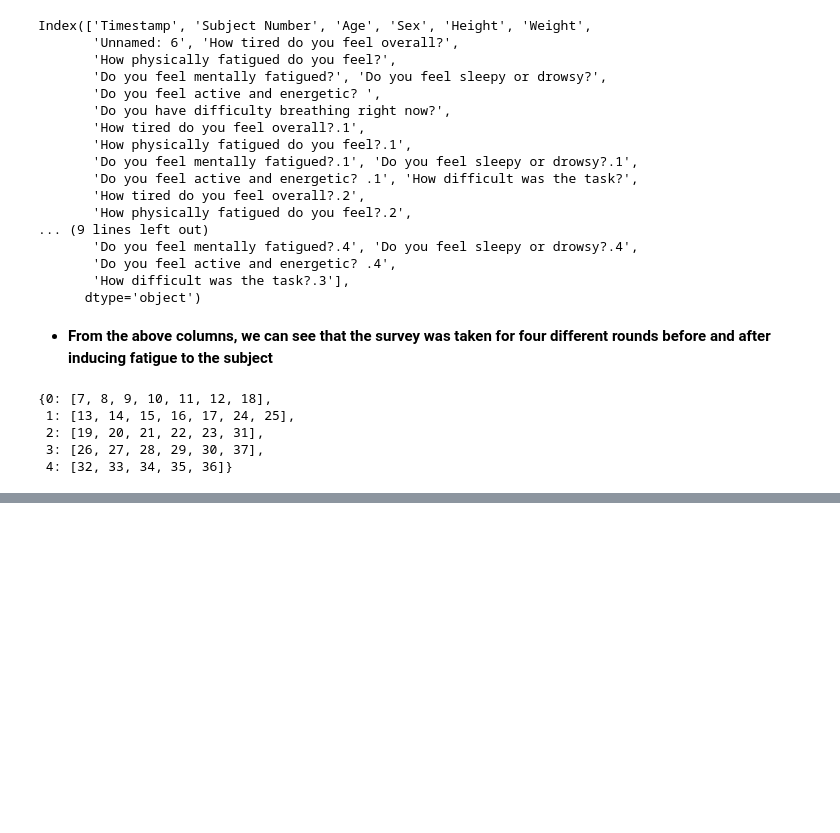
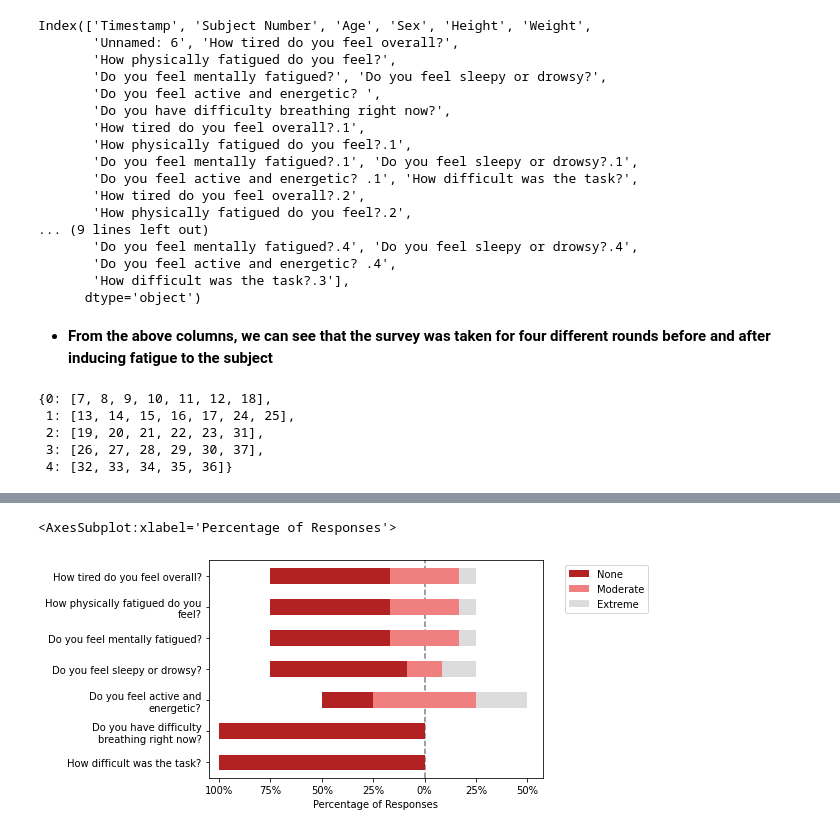
Before and after one commit to asheeshcric/VA, a Jupyter notebook: notebooks/survey_plot.ipynb, the cells around one changed output, grey strips where cells are left out. Drawn from its saved outputs; the diff is of its cells as text; code cells hidden in the pictures; blank space fills up the shorter version.

Commit message:
Plot survey data in likert scale

```diff
--- a/notebooks/survey_plot.ipynb
+++ b/notebooks/survey_plot.ipynb
@@ -141,0 +58,4 @@ block4
+# %%
+blocks = []
+for i in range(5):
+    blocks.append(data.iloc[:, [1] + round_idx[i]])
@@ -141,0 +80,8 @@ block4
+# %%
+for i in range(5):
+    block_i = blocks[i].drop(columns=["Subject Number"])
+    columns = block_i.columns
+    conditions = [block_i.values < 4, block_i.values > 6]
+    choices = ["None", "Extreme"]
+
+    blocks[i] = pd.DataFrame(np.select(conditions, choices, default="Moderate"), index=block_i.index, columns=columns)
@@ -141,0 +104,2 @@ block4
+# %%
+scale = ["None", "Moderate", "Extreme"]
@@ -141,0 +108,5 @@ block4
+# %%
+plot_likert.plot_likert(blocks[0], scale, plot_percentage=True)
+# %% [output]
+<AxesSubplot:xlabel='Percentage of Responses'>
+[figure, added]
```
Also changed, not shown: parts of 14 cells of this notebook.
